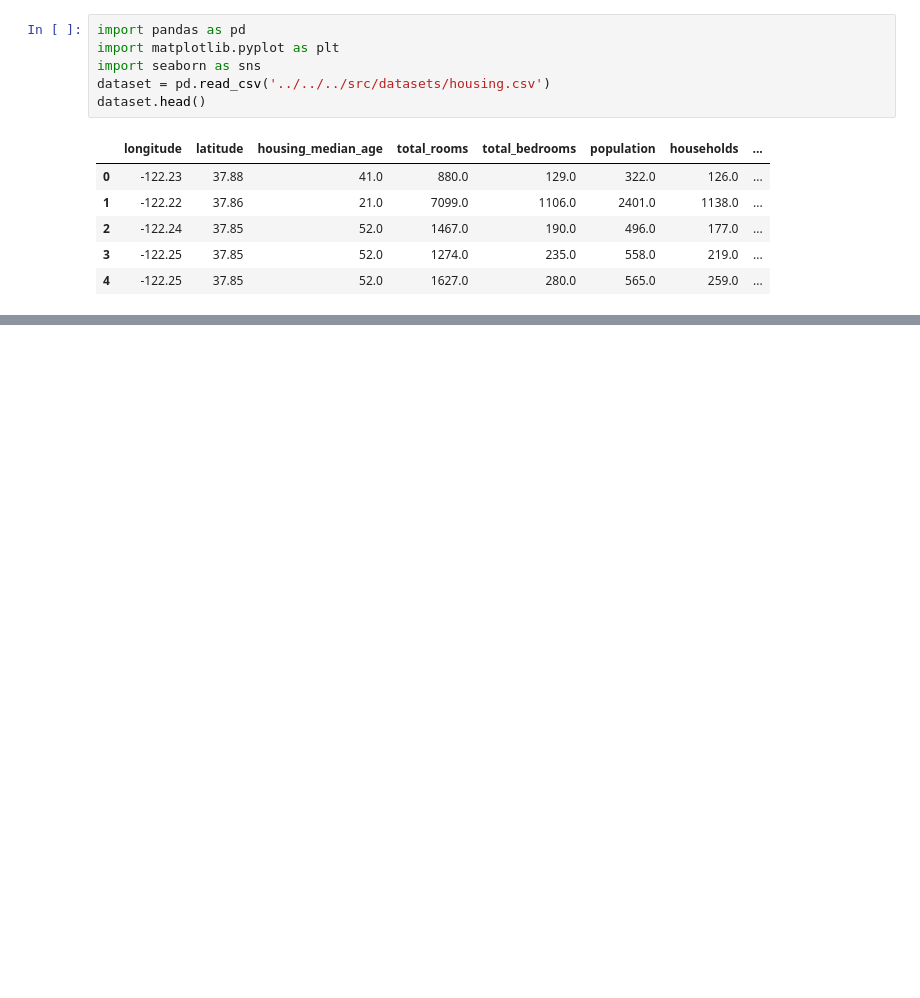
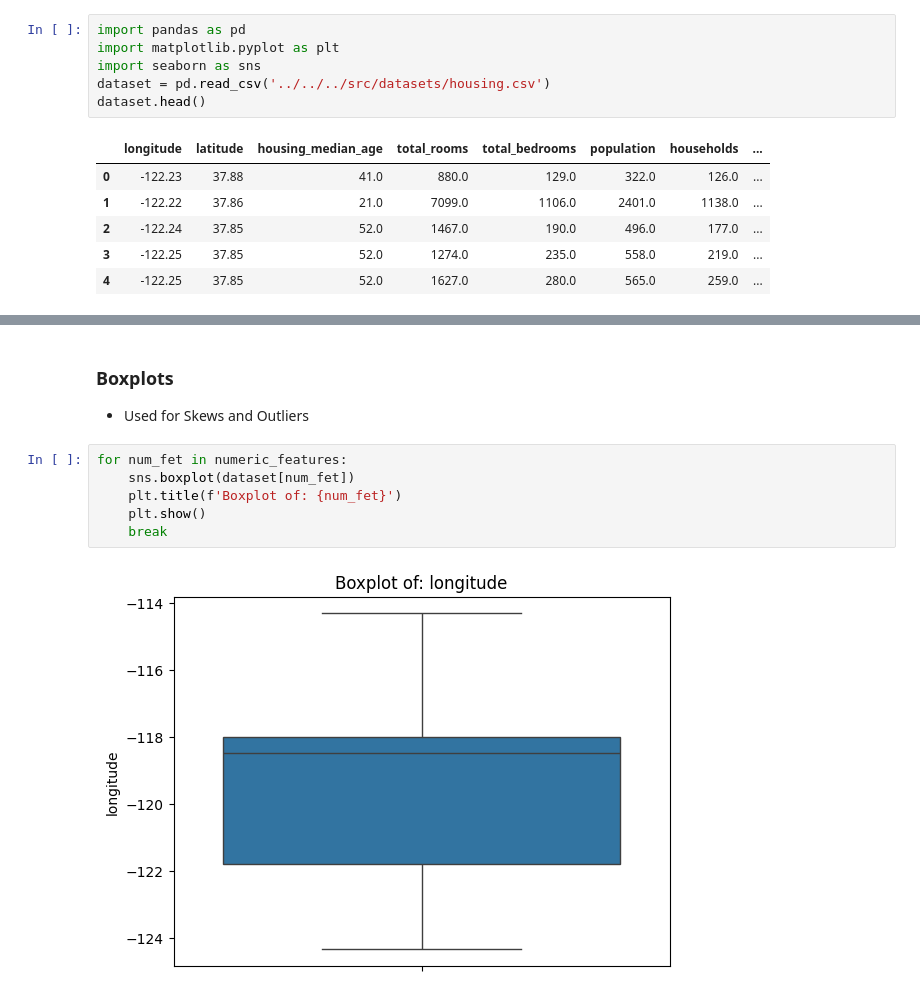
Before and after one commit to tevoshw/machine-learning, a Jupyter notebook: books/2. Data/2. Eda and Preprocessing/1.1 EdaPlots.ipynb, the cells around one changed output, grey strips where cells are left out. Drawn from its saved outputs; the diff is of its cells as text; blank space fills up the shorter version.

```diff
--- a/books/2. Data/2. Eda and Preprocessing/1.1 EdaPlots.ipynb
+++ b/books/2. Data/2. Eda and Preprocessing/1.1 EdaPlots.ipynb
@@ -38,0 +69,11 @@ dataset.head()
+# %% [markdown]
+### Boxplots
+- Used for Skews and Outliers
+# %%
+for num_fet in numeric_features:
+    sns.boxplot(dataset[num_fet])
+    plt.title(f'Boxplot of: {num_fet}')
+    plt.show()
+    break
+# %% [output]
+[figure, added]
```
Also changed, not shown: parts of 32 cells of this notebook, 3 other files.
